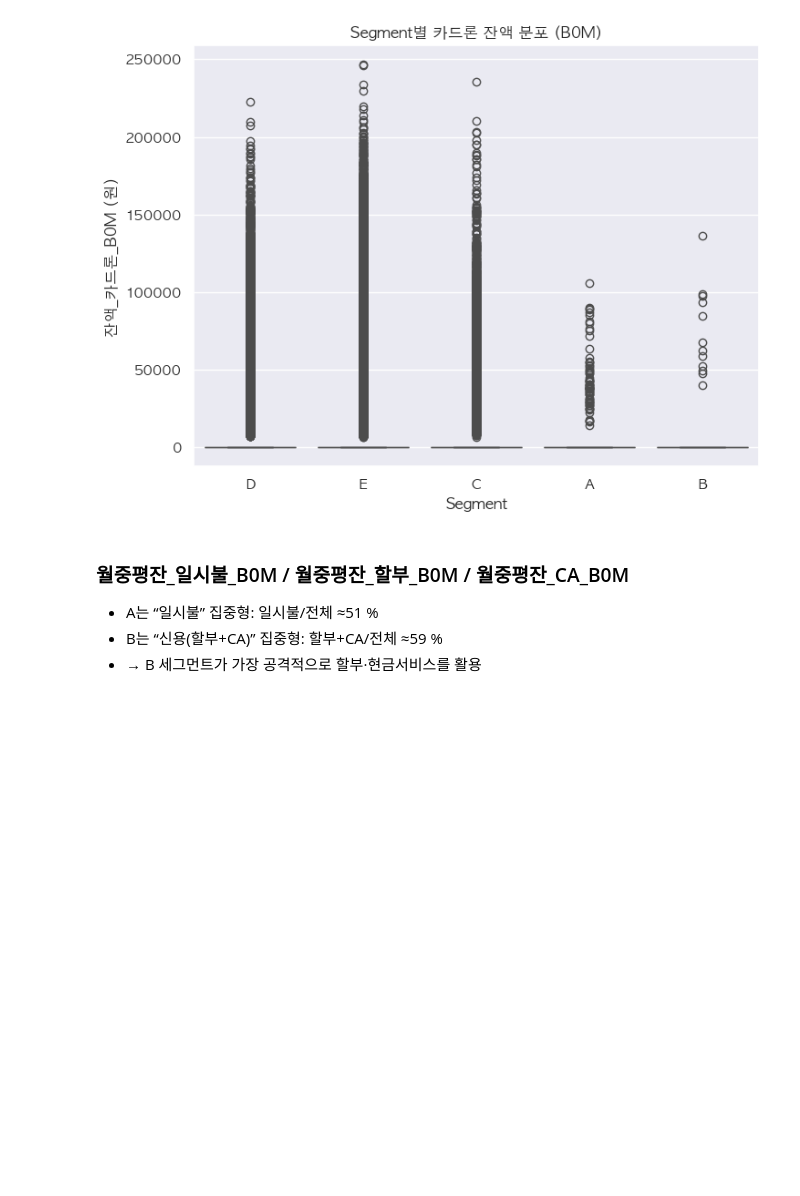
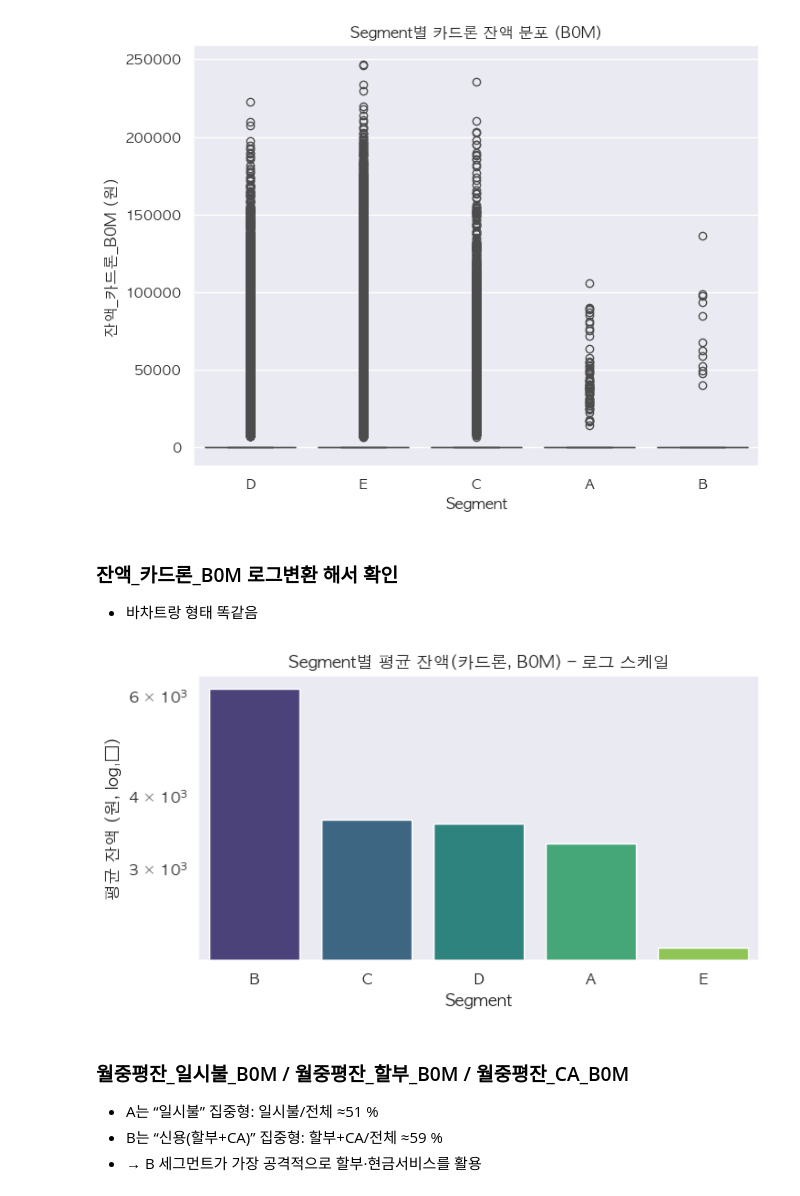
Before and after one commit to hyojun121/final, a Jupyter notebook: 5. 잔액정보 EDA.ipynb, the cells around one changed output. Cells and saved outputs as stored; diff of their text form; code cells hidden in the pictures; blank space fills up the shorter version.

```diff
--- a/5. 잔액정보 EDA.ipynb
+++ b/5. 잔액정보 EDA.ipynb
@@ -271,6 +292,33 @@ plt.ylabel('잔액_카드론_B0M (원)')
 plt.show()
 # %% [output]
 [figure]
+# %% [markdown]
+### 잔액_카드론_B0M 로그변환 해서 확인
+- 바차트랑 형태 똑같음
+# %%
+import numpy as np
+import matplotlib.pyplot as plt
+import seaborn as sns
+
+seg_mean = (
+    df.groupby('Segment', as_index=False)['잔액_카드론_B0M']
+      .mean()
+      .rename(columns={'잔액_카드론_B0M': '평균_잔액_카드론_B0M'})
+      .sort_values('평균_잔액_카드론_B0M', ascending=False)
+)
+
+plt.figure(figsize=(7,4))
+ax = sns.barplot(
+    data=seg_mean, x='Segment', y='평균_잔액_카드론_B0M', palette='viridis'
+)
+ax.set_yscale('log')                   # ← 요 한 줄만 추가!
+ax.set_title('Segment별 평균 잔액(카드론, B0M) – 로그 스케일')
+ax.set_xlabel('Segment')
+ax.set_ylabel('평균 잔액 (원, log₁₀)')
+plt.tight_layout()
+plt.show()
+# %% [output]
+[figure, added]
 # %% [markdown]
 ### 월중평잔_일시불_B0M / 월중평잔_할부_B0M / 월중평잔_CA_B0M
 
```
Also changed, not shown: parts of 18 cells of this notebook.
